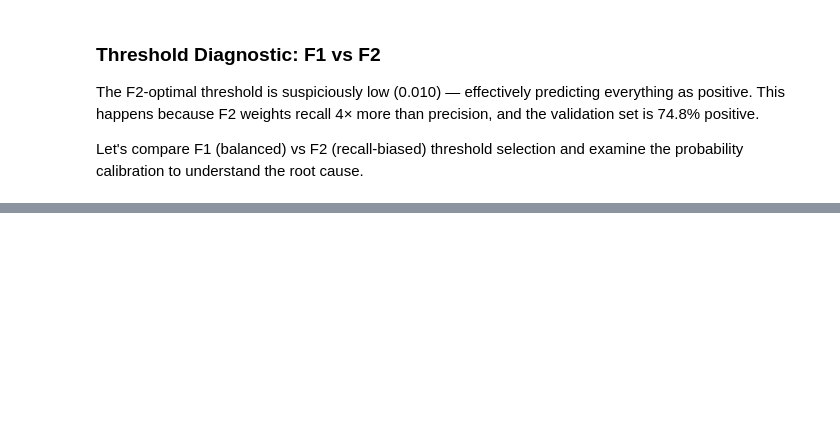
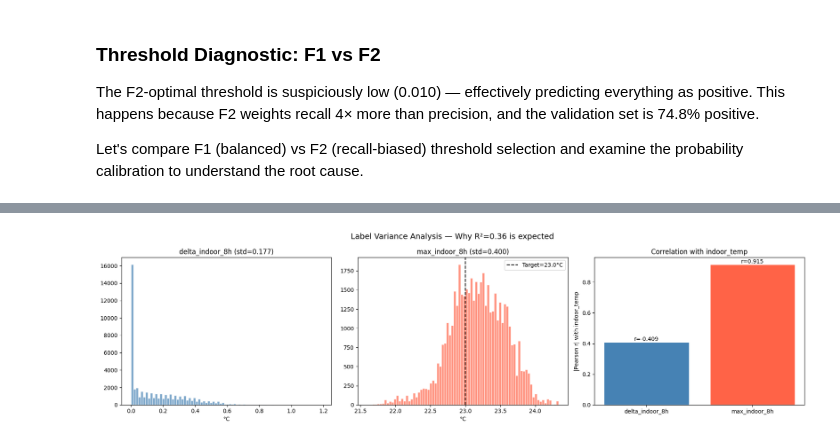
Before and after one commit to jhilkert90-wq/ml_heating_underfloor, a Jupyter notebook: notebooks/analysis/09_cooling_ml_analysis.ipynb, the cells around one changed output, grey strips where cells are left out. Cells and saved outputs as stored; diff of their text form; code cells hidden in the pictures; blank space fills up the shorter version.

```diff
--- a/notebooks/analysis/09_cooling_ml_analysis.ipynb
+++ b/notebooks/analysis/09_cooling_ml_analysis.ipynb
@@ -534,15 +369,15 @@ New features by importance rank:
 # %%
 from sklearn.inspection import permutation_importance
 
-# Permutation importance on validation set
+# Permutation importance on validation set (75 features)
 pi_result = permutation_importance(
-    enhanced_model, X_val_e, y_val_e,
+    baseline_model, X_val, y_val,
     n_repeats=5, random_state=42, scoring='roc_auc',
     n_jobs=-1,
 )
 
 pi_df = pd.DataFrame({
-    'feature': FEATURE_COLS_ENHANCED,
+    'feature': FEATURE_COLS_BASELINE,
     'pi_mean': pi_result.importances_mean,
     'pi_std': pi_result.importances_std,
 }).sort_values('pi_mean', ascending=False)
@@ -787,0 +640,56 @@ plt.show()
+# %%
+# ── R² Variance Analysis: WHY is R²=0.36 despite MAE=0.088? ──────────────
+import scipy.stats as st
+
+delta_vals = df_reg['delta_indoor_8h'].values
+max_vals = df_reg['max_indoor_8h'].values
+
+print("=== VARIANCE ANALYSIS ===")
+print(f"\ndelta_indoor_8h (current regression target):")
+print(f"  mean={delta_vals.mean():.4f}  std={delta_vals.std():.4f}  var={delta_vals.var():.6f}")
+print(f"  IQR: [{np.percentile(delta_vals, 25):.3f}, {np.percentile(delta_vals, 75):.3f}]")
+print(f"  Near-zero (< 0.05°C): {(delta_vals < 0.05).mean():.1%}")
+
+print(f"\nmax_indoor_8h (alternative target with higher variance):")
+print(f"  mean={max_vals.mean():.4f}  std={max_vals.std():.4f}  var={max_vals.var():.6f}")
+print(f"  Variance ratio: {max_vals.var() / delta_vals.var():.1f}x more variance")
+
+# Theoretical R² bounds for the current regression
+# R² = 1 - Var(residual) / Var(y)
+# Current residual std ≈ MAE * sqrt(π/2) for Gaussian residuals
+residual_std_est = mae_r * np.sqrt(np.pi / 2)
+r2_theoretical = 1 - (residual_std_est**2) / delta_vals.var()
+print(f"\nTheoretical R² analysis:")
+print(f"  Residual std (from MAE): {residual_std_est:.4f}")
+print(f"  Theoretical R² ≈ {r2_theoretical:.4f} (actual: {r2_r:.4f})")
+print(f"  → Low R² is NOT a model failure — it's a label variance problem")
+
+# If same residual std applied to max_indoor_8h:
+r2_if_max = 1 - (residual_std_est**2) / max_vals.var()
+print(f"\n  Same MAE on max_indoor_8h would give R² ≈ {r2_if_max:.4f}")
+print(f"  → Switching label from delta → max_indoor_8h mathematically increases R²")
+
+fig, axes = plt.subplots(1, 3, figsize=(18, 5))
+axes[0].hist(delta_vals, bins=80, color='steelblue', edgecolor='white', alpha=0.7)
+axes[0].set_title(f'delta_indoor_8h (std={delta_vals.std():.3f})')
+axes[0].set_xlabel('°C')
+
+axes[1].hist(max_vals, bins=80, color='tomato', edgecolor='white', alpha=0.7)
+axes[1].axvline(COOLING_TARGET, color='k', ls='--', label=f'Target={COOLING_TARGET}°C')
+axes[1].set_title(f'max_indoor_8h (std={max_vals.std():.3f})')
+axes[1].set_xlabel('°C')
+axes[1].legend()
+
+# Compare correlation with indoor_temp
+r_delta = df_reg[['indoor_temp', 'delta_indoor_8h']].corr().iloc[0, 1]
+r_max = df_reg[['indoor_temp', 'max_indoor_8h']].corr().iloc[0, 1]
+axes[2].bar(['delta_indoor_8h', 'max_indoor_8h'], [abs(r_delta), abs(r_max)],
+            color=['steelblue', 'tomato'], edgecolor='white')
+axes[2].set_ylabel('|Pearson r| with indoor_temp')
+axes[2].set_title(f'Correlation with indoor_temp')
+axes[2].annotate(f'r={r_delta:.3f}', xy=(0, abs(r_delta)), ha='center', va='bottom')
+axes[2].annotate(f'r={r_max:.3f}', xy=(1, abs(r_max)), ha='center', va='bottom')
+plt.suptitle('Label Variance Analysis — Why R²=0.36 is expected', fontsize=14)
+plt.tight_layout()
+plt.show()
+# %% [output]
@@ -787,0 +714 @@ plt.show()
+[figure, added]
```
Also changed, not shown: parts of 42 cells of this notebook, 18 other files.
